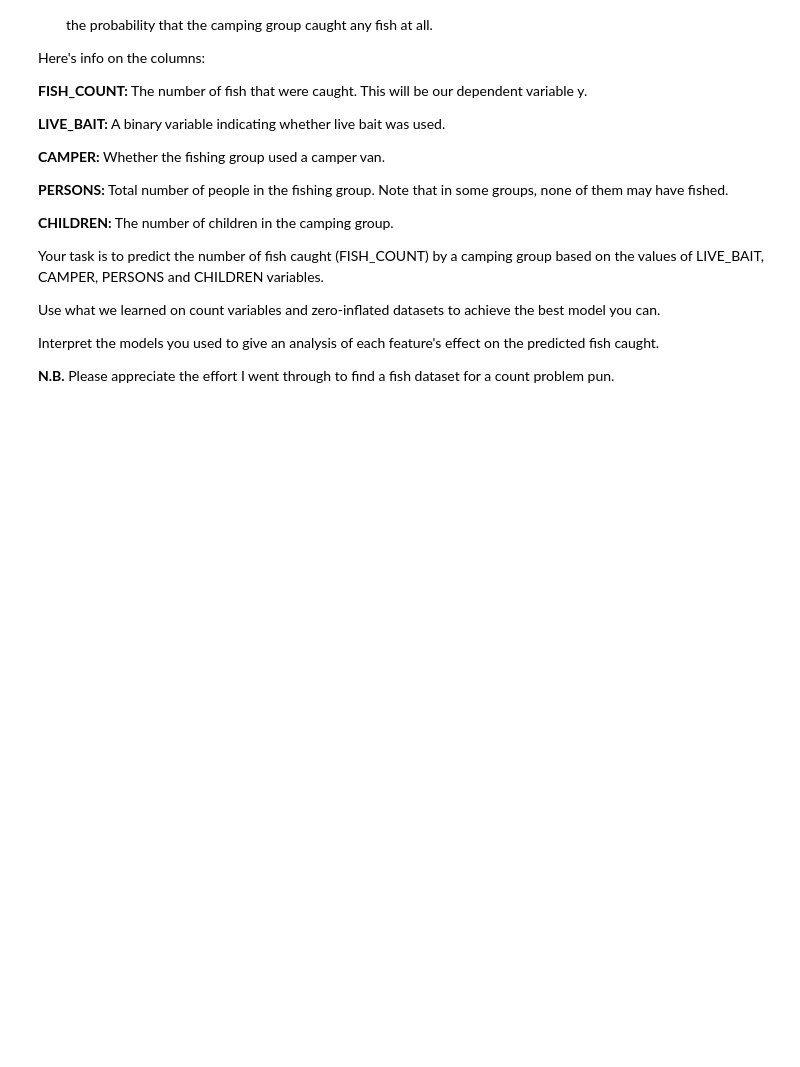
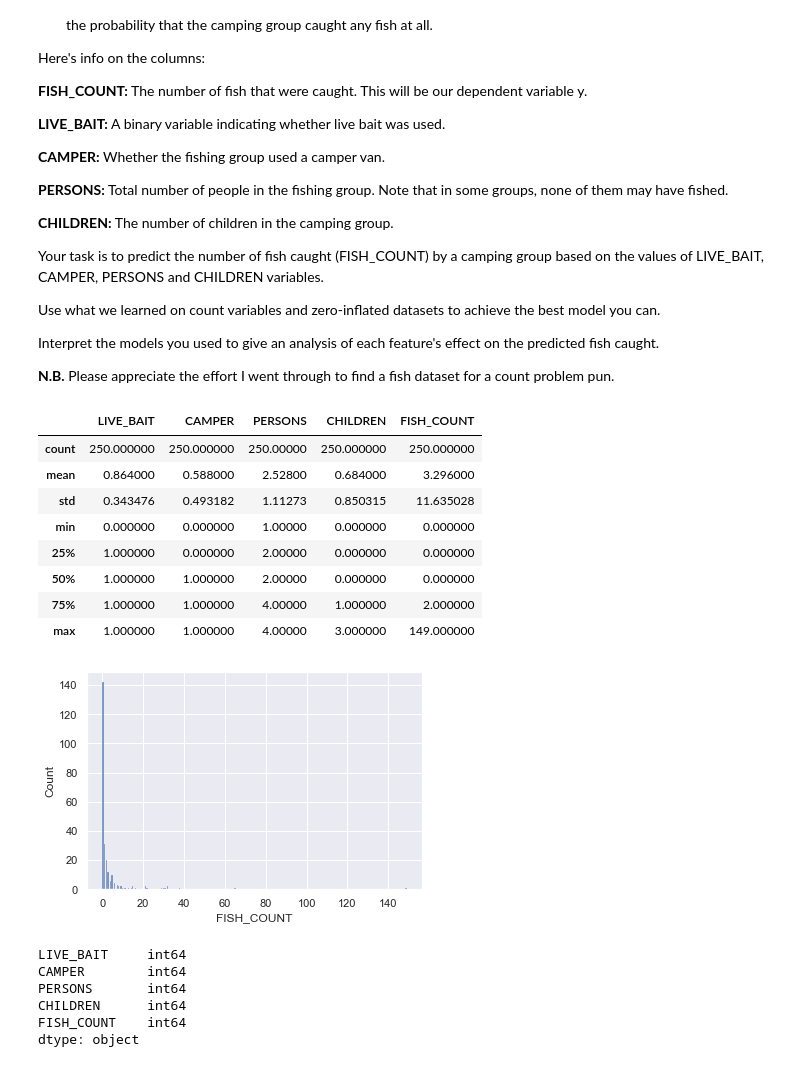
Before and after one commit to cb-ds-1/3-7-glm, a Jupyter notebook: workshop.ipynb, the cells around one changed output. Saved outputs shown, nothing was run; the diff lists cells and outputs as text; code cells hidden in the pictures; blank space fills up the shorter version.

```diff
--- a/workshop.ipynb
+++ b/workshop.ipynb
@@ -65,0 +415,26 @@ Interpret the models you used to give an analysis of each feature's effect on th
+# %%
+import pandas as pd
+import seaborn as sns
+
+dfish = pd.read_csv('data/fish.csv')
+dfish.describe()
+
+# categorical columns: LIVE_BAIT, CAMPER (already OHE)
+# continuous columns: PERSONS, CHILDREN
+
+# might be one fun outlier at 149 fish caught (FISH_COUNT)
+sns.histplot(data=dfish, x='FISH_COUNT')
+
+# dfish = dfish.drop(index = (dfish[dfish['FISH_COUNT'] > 40].index)) #can clip them instead and add column that says you clipped them #or log(1+y) or arcsinh
+dfish.describe()
+# %% [output]
+|  | LIVE_BAIT | CAMPER | PERSONS | CHILDREN | FISH_COUNT |
+| count | 250.000000 | 250.000000 | 250.00000 | 250.000000 | 250.000000 |
+| mean | 0.864000 | 0.588000 | 2.52800 | 0.684000 | 3.296000 |
+| std | 0.343476 | 0.493182 | 1.11273 | 0.850315 | 11.635028 |
+| min | 0.000000 | 0.000000 | 1.00000 | 0.000000 | 0.000000 |
+| 25% | 1.000000 | 0.000000 | 2.00000 | 0.000000 | 0.000000 |
+| 50% | 1.000000 | 1.000000 | 2.00000 | 0.000000 | 0.000000 |
+| 75% | 1.000000 | 1.000000 | 4.00000 | 1.000000 | 2.000000 |
+| max | 1.000000 | 1.000000 | 4.00000 | 3.000000 | 149.000000 |
+[figure, added]
@@ -65,0 +444,9 @@ Interpret the models you used to give an analysis of each feature's effect on th
+# %%
+dfish.dtypes
+# %% [output]
+LIVE_BAIT     int64
+CAMPER        int64
+PERSONS       int64
+CHILDREN      int64
+FISH_COUNT    int64
+dtype: object
```
Also changed, not shown: parts of 64 cells of this notebook.
